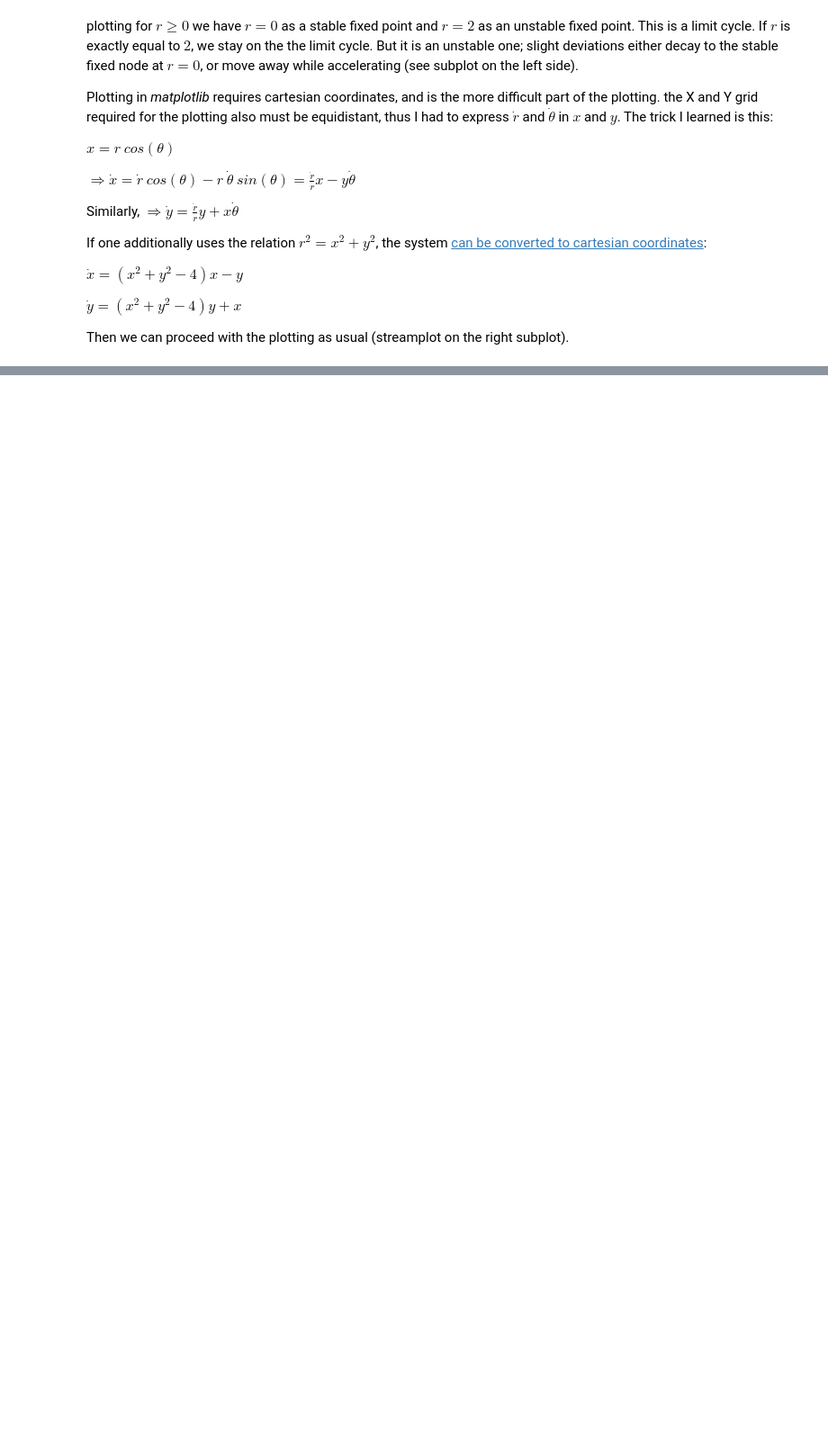
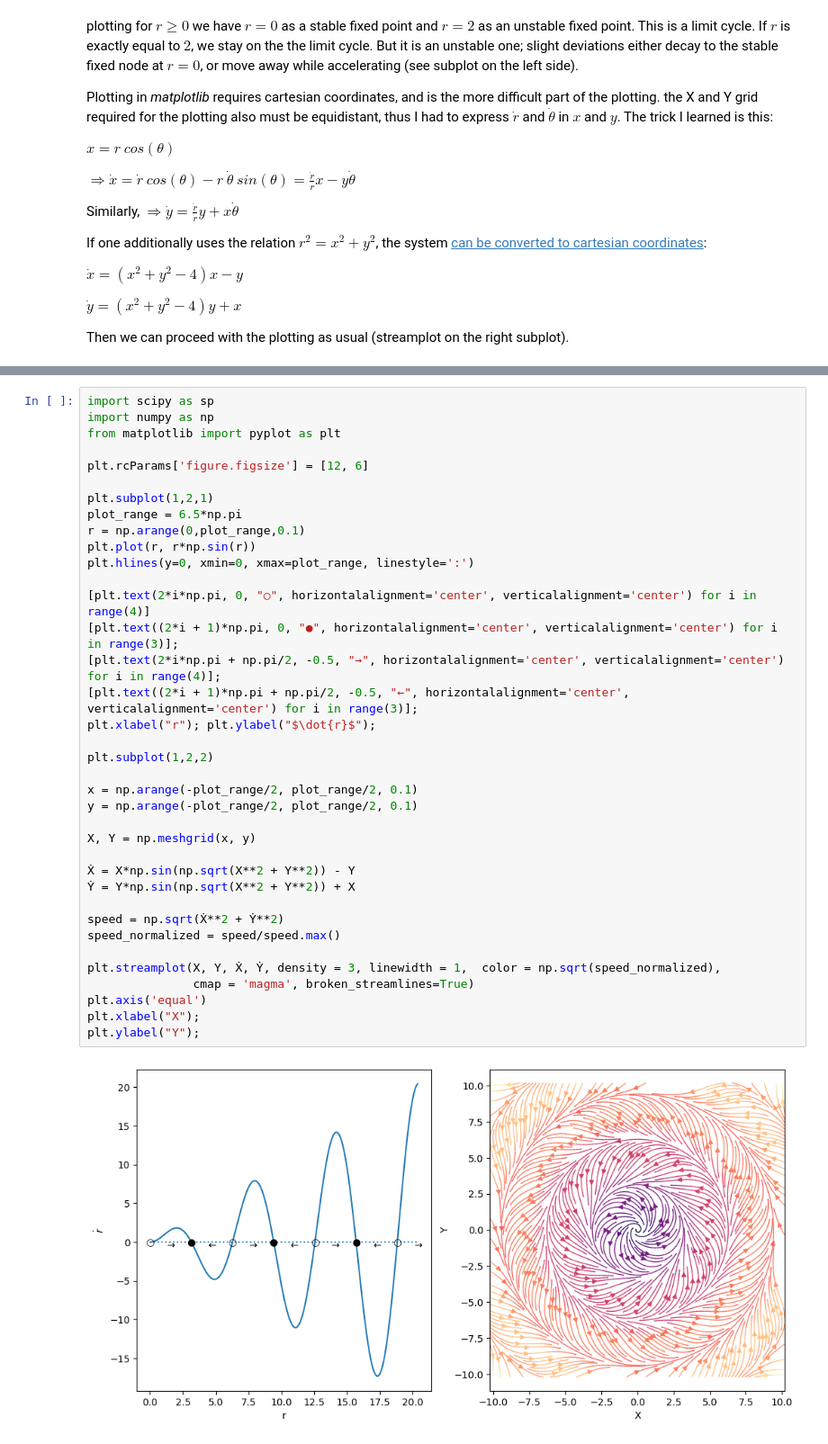
Before and after one commit to suddhasourav/Learning_Nonlinear_Dynamics_and_Chaos_2nd_Ed._by_Strogatz, a Jupyter notebook: Exercises_Strogatz_Chapter_7_LImit_Cycles.ipynb, the cells around one changed output, grey strips where cells are left out. Shown at 90% size. Saved outputs shown, nothing was run; the diff lists cells and outputs as text; blank space fills up the shorter version.

```diff
--- a/Exercises_Strogatz_Chapter_7_LImit_Cycles.ipynb
+++ b/Exercises_Strogatz_Chapter_7_LImit_Cycles.ipynb
@@ -68,0 +96,39 @@ plt.ylabel("Y");
+# %%
+import scipy as sp
+import numpy as np
+from matplotlib import pyplot as plt
+
+plt.rcParams['figure.figsize'] = [12, 6]
+
+plt.subplot(1,2,1)
+plot_range = 6.5*np.pi
+r = np.arange(0,plot_range,0.1)
+plt.plot(r, r*np.sin(r))
+plt.hlines(y=0, xmin=0, xmax=plot_range, linestyle=':')
+
+[plt.text(2*i*np.pi, 0, "○", horizontalalignment='center', verticalalignment='center') for i in range(4)]
+[plt.text((2*i + 1)*np.pi, 0, "●", horizontalalignment='center', verticalalignment='center') for i in range(3)];
+[plt.text(2*i*np.pi + np.pi/2, -0.5, "→", horizontalalignment='center', verticalalignment='center') for i in range(4)];
+[plt.text((2*i + 1)*np.pi + np.pi/2, -0.5, "←", horizontalalignment='center', verticalalignment='center') for i in range(3)];
+plt.xlabel("r"); plt.ylabel("$\dot{r}$");
+
+plt.subplot(1,2,2)
+
+x = np.arange(-plot_range/2, plot_range/2, 0.1)
+y = np.arange(-plot_range/2, plot_range/2, 0.1)
+
+X, Y = np.meshgrid(x, y)
+
+Ẋ = X*np.sin(np.sqrt(X**2 + Y**2)) - Y
+Ẏ = Y*np.sin(np.sqrt(X**2 + Y**2)) + X
+
+speed = np.sqrt(Ẋ**2 + Ẏ**2)
+speed_normalized = speed/speed.max()
+
+plt.streamplot(X, Y, Ẋ, Ẏ, density = 3, linewidth = 1,  color = np.sqrt(speed_normalized),
+               cmap = 'magma', broken_streamlines=True)
+plt.axis('equal')
+plt.xlabel("X");
+plt.ylabel("Y");
+# %% [output]
+[figure, added]
```
Also changed, not shown: parts of 2 cells of this notebook.
